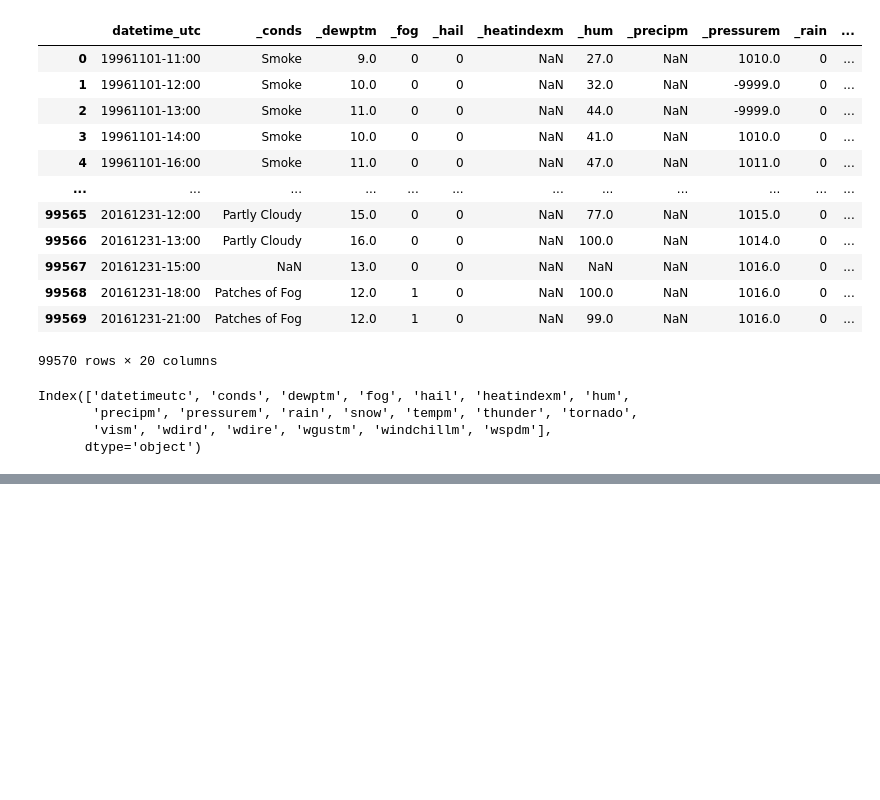
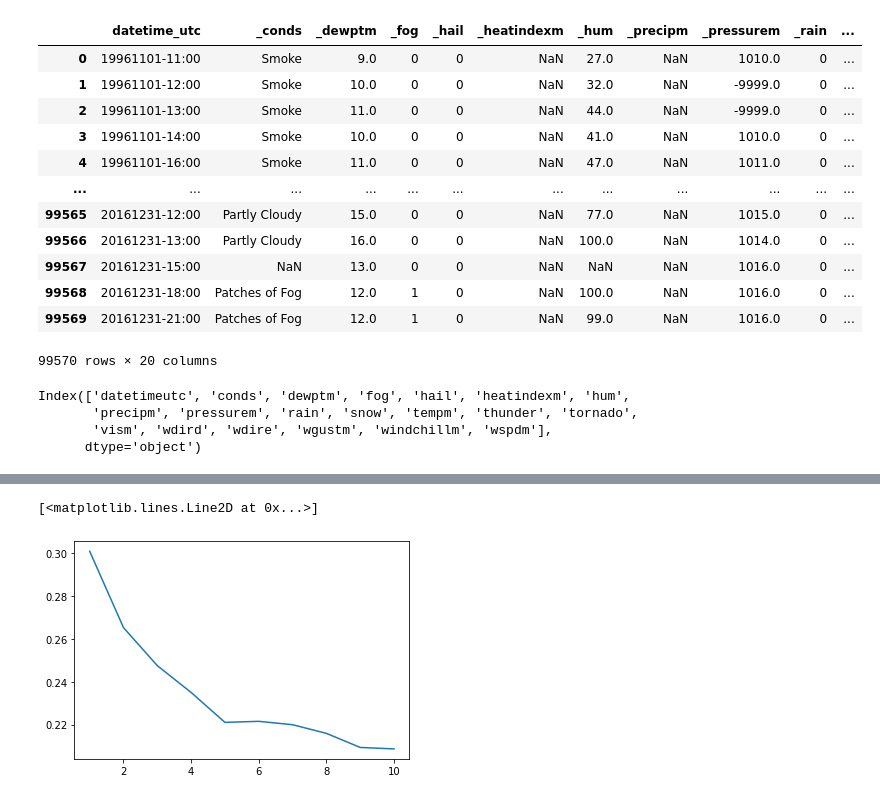
Before and after one commit to i-shitizkhanna/Time-Series-Forecasting, a Jupyter notebook: Regression Model.ipynb, the cells around one changed output, grey strips where cells are left out. Drawn from its saved outputs; the diff is of its cells as text; code cells hidden in the pictures; blank space fills up the shorter version.

```diff
--- a/Regression Model.ipynb
+++ b/Regression Model.ipynb
@@ -207,0 +319,16 @@ print("test_Y Shape:",trainR_Y.shape, ",test_Y Shape:", testR_Y.shape)
+# %%
+model2.compile(optimizer=optimizers.Adam(lr=0.001), loss="mae", metrics=["mse"])
+# %%
+EarlyStp=callbacks.EarlyStopping(monitor="loss", mode="min", patience=5)
+Savemod=callbacks.ModelCheckpoint(filepath="model2_R.h5", monitor="loss", save_best_only=True)
+# %%
+history=model2.fit(trainR_X, trainR_Y, epochs=10, verbose=0, callbacks=[Savemod, EarlyStp])
+# %%
+hist=history.history
+train_loss=hist["loss"]
+epoch=range(1,len(train_loss)+1)
+# %%
+plt.plot(epoch,train_loss)
+# %% [output]
+[<matplotlib.lines.Line2D at 0x...>]
+[figure, added]
```
Also changed, not shown: parts of 38 cells of this notebook, 1 other file.
